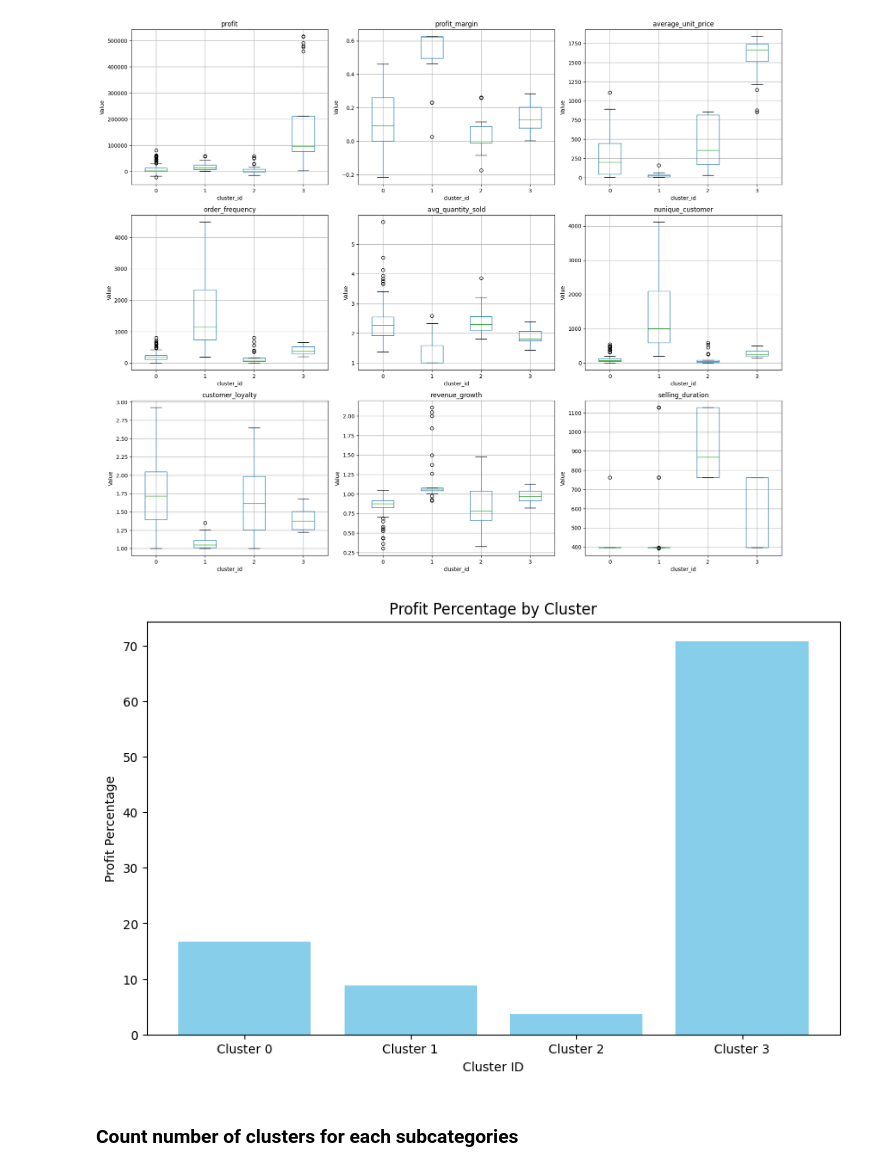
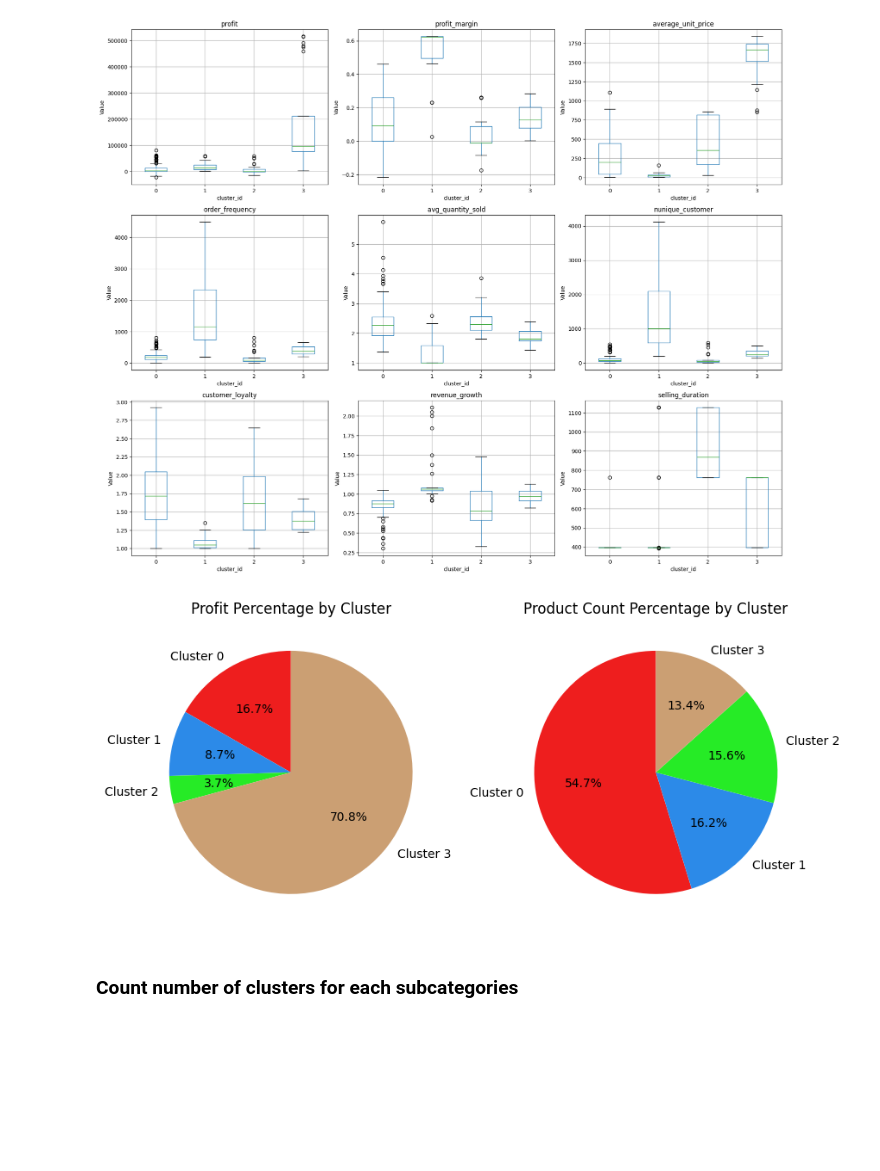
Before and after one commit to trungtranquoc/Data-Warehouse-Product-Mix-Clustering, a Jupyter notebook: data_clustering.ipynb, the cells around one changed output. Cells and saved outputs as stored; diff of their text form; code cells hidden in the pictures; blank space fills up the shorter version.

```diff
--- a/data_clustering.ipynb
+++ b/data_clustering.ipynb
@@ -374,18 +374,32 @@ plt.show()
 # %%
 import matplotlib.pyplot as plt
 
 profit_percent = feature_matrix.groupby('cluster_id').sum()['profit'].values
 profit_percent = profit_percent / profit_percent.sum() * 100
 
+colors_mapping = ["#ee1e1e","#2c8ae8","#26eb26","#cb9f73"]
+
 plt.figure(figsize=(10, 6))
-plt.bar(range(len(profit_percent)), profit_percent, color='skyblue')
-plt.xlabel('Cluster ID')
-plt.ylabel('Profit Percentage')
+
+plt.subplot(1, 2, 1)
+plt.pie(profit_percent,
+    labels=[f'Cluster {i}' for i in range(len(profit_percent))],
+    autopct='%1.1f%%',
+    startangle=90,
+    colors=colors_mapping)
 plt.title('Profit Percentage by Cluster')
-plt.xticks(range(len(profit_percent)), [f'Cluster {i}' for i in range(len(profit_percent))])
+
+plt.subplot(1, 2, 2)
+plt.pie(feature_matrix['cluster_id'].value_counts().sort_index(),
+    labels=[f'Cluster {i}' for i in range(len(profit_percent))],
+    autopct='%1.1f%%',
+    startangle=90,
+    colors=colors_mapping)
+plt.title('Product Count Percentage by Cluster')
+
 plt.show()
 # %% [output]
-[figure, old version]
+[figure, new version]
 # %% [markdown]
 ### Count number of clusters for each subcategories
 # %%
```
Also changed, not shown: parts of 3 cells of this notebook, 2 other files.
